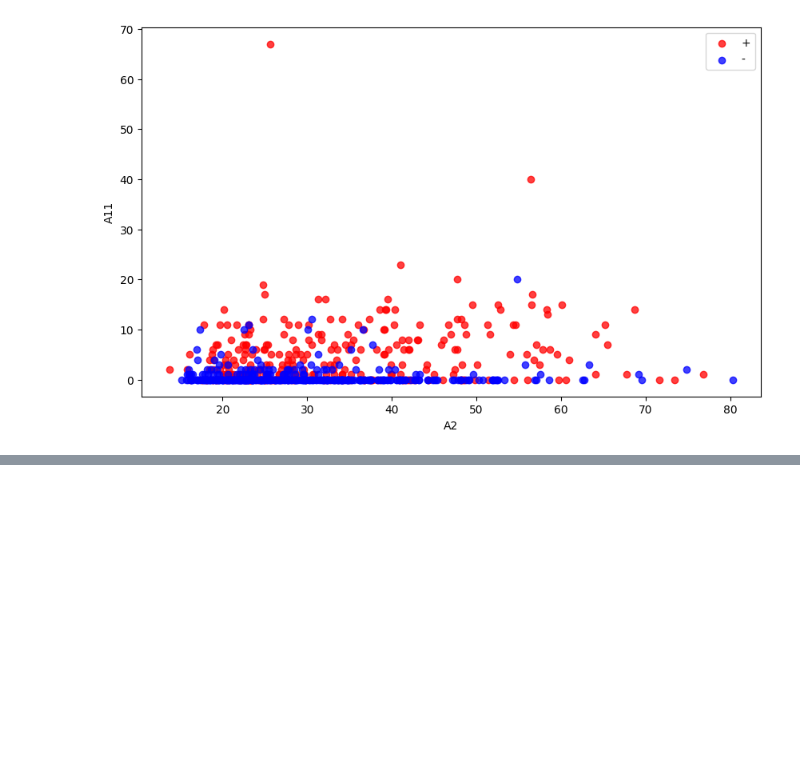
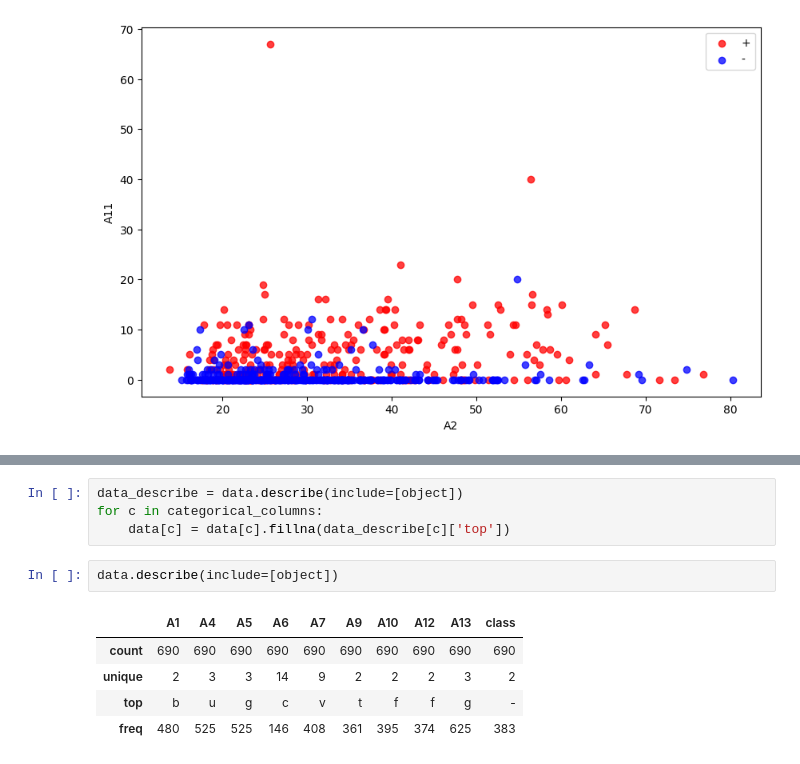
Before and after one commit to defrell01/uni_mlds, a Jupyter notebook: факлуьтатив/4lab/4test.ipynb, the cells around one changed output, grey strips where cells are left out. Drawn from its saved outputs; the diff is of its cells as text; blank space fills up the shorter version.

```diff
--- a/факлуьтатив/4lab/4test.ipynb
+++ b/факлуьтатив/4lab/4test.ipynb
@@ -130,0 +198,12 @@ plt.legend(loc='best')
+# %%
+data_describe = data.describe(include=[object])
+for c in categorical_columns:
+    data[c] = data[c].fillna(data_describe[c]['top'])
+# %%
+data.describe(include=[object])
+# %% [output]
+|  | A1 | A4 | A5 | A6 | A7 | A9 | A10 | A12 | A13 | class |
+| count | 690 | 690 | 690 | 690 | 690 | 690 | 690 | 690 | 690 | 690 |
+| unique | 2 | 3 | 3 | 14 | 9 | 2 | 2 | 2 | 3 | 2 |
+| top | b | u | g | c | v | t | f | f | g | - |
+| freq | 480 | 525 | 525 | 146 | 408 | 361 | 395 | 374 | 625 | 383 |
```
Also changed, not shown: parts of 9 cells of this notebook, 3 other files.
